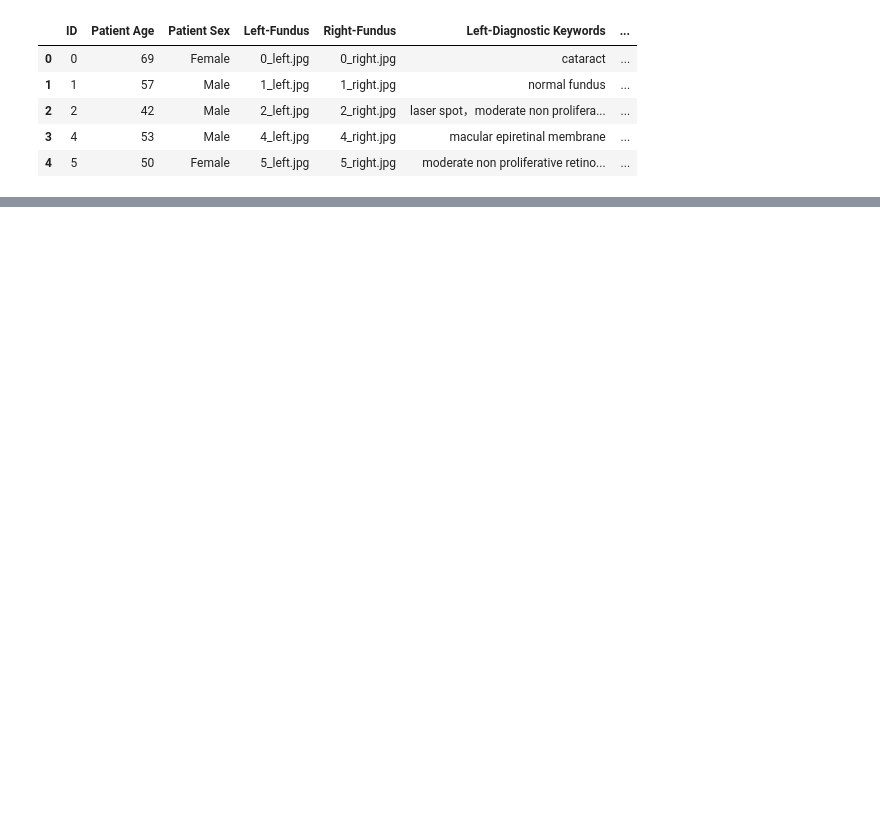
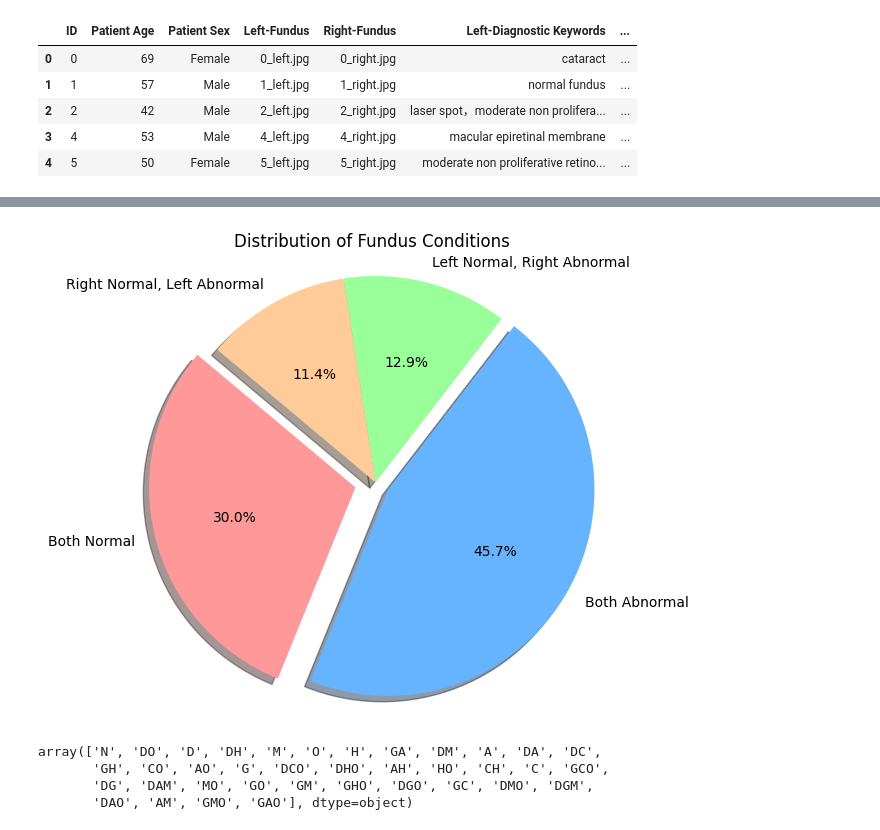
Before and after one commit to Arundhuti2000/ocular_eye_disease_detection, a Jupyter notebook: ocd.ipynb, the cells around one changed output, grey strips where cells are left out. Saved outputs shown, nothing was run; the diff lists cells and outputs as text; code cells hidden in the pictures; blank space fills up the shorter version.

```diff
--- a/ocd.ipynb
+++ b/ocd.ipynb
@@ -24,0 +453,42 @@ df.head()
+# %%
+df= pd.concat([both_eyes_normal,both_eyes_not_normal,left_eye_normal,right_eye_normal],ignore_index=True)
+# %%
+condition_normal_left = df['Left-Diagnostic Keywords'] == 'normal fundus'
+condition_normal_right = df['Right-Diagnostic Keywords'] == 'normal fundus'
+
+# Determine the categories
+both_normal = (condition_normal_left) & (condition_normal_right)
+both_abnormal = (~condition_normal_left) & (~condition_normal_right)
+left_normal_right_abnormal = (condition_normal_left) & (~condition_normal_right)
+right_normal_left_abnormal = (~condition_normal_left) & (condition_normal_right)
+
+# Count occurrences for each category
+counts = {
+    'Both Normal': both_normal.sum(),
+    'Both Abnormal': both_abnormal.sum(),
+    'Left Normal, Right Abnormal': left_normal_right_abnormal.sum(),
+    'Right Normal, Left Abnormal': right_normal_left_abnormal.sum()
+}
+
+# Create a pie chart
+labels = counts.keys()
+sizes = counts.values()
+colors = ['#ff9999','#66b3ff','#99ff99','#ffcc99']
+explode = (0.1, 0.07, 0, 0)  # explode the 1st slice (optional)
+
+plt.figure(figsize=(8, 6))
+plt.pie(sizes, explode=explode, labels=labels, colors=colors, autopct='%1.1f%%', shadow=True, startangle=140)
+plt.title('Distribution of Fundus Conditions')
+plt.axis('equal')  # Equal aspect ratio ensures that pie is drawn as a circle.
+
+# Show the pie chart
+plt.show()
+# %% [output]
+[figure, added]
+# %%
+df['labels'].unique()
+# %% [output]
+array(['N', 'DO', 'D', 'DH', 'M', 'O', 'H', 'GA', 'DM', 'A', 'DA', 'DC',
+       'GH', 'CO', 'AO', 'G', 'DCO', 'DHO', 'AH', 'HO', 'CH', 'C', 'GCO',
+       'DG', 'DAM', 'MO', 'GO', 'GM', 'GHO', 'DGO', 'GC', 'DMO', 'DGM',
+       'DAO', 'AM', 'GMO', 'GAO'], dtype=object)
```
Also changed, not shown: parts of 80 cells of this notebook.
